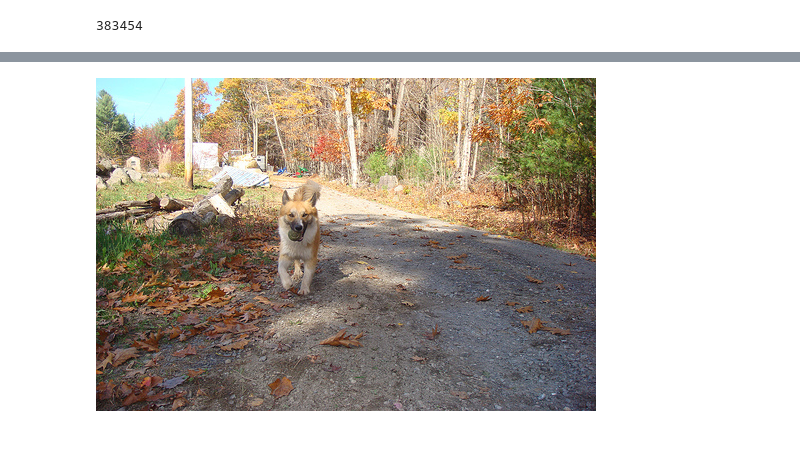
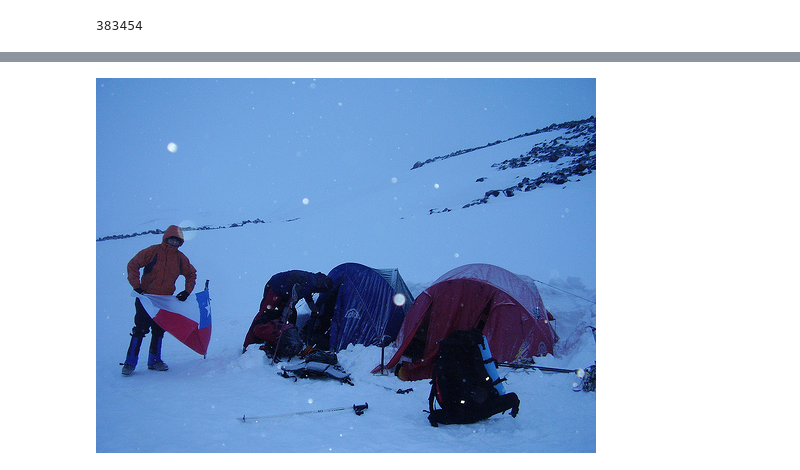
Before and after one commit to HUOd/image-captioning, a Jupyter notebook: image_test.ipynb, the cells around one changed output, grey strips where cells are left out. Cells and saved outputs as stored; diff of their text form; code cells hidden in the pictures; blank space fills up the shorter version.

```diff
--- a/image_test.ipynb
+++ b/image_test.ipynb
@@ -432,10 +460,10 @@ def beam_search_predictions(image, beam_index = 3):
     final_caption = ' '.join(final_caption[1:])
     return final_caption
 # %%
-try_image = test_images[89]
+try_image = test_images[78]
 Image.open(try_image)
 # %% [output]
-[figure, old version]
+[figure, new version]
 # %%
 print ('Normal Max search:', predict_captions(try_image))
 print ('Beam Search, k=3:', beam_search_predictions(try_image, beam_index=3))
```
Also changed, not shown: parts of 28 cells of this notebook, 9 other files.
